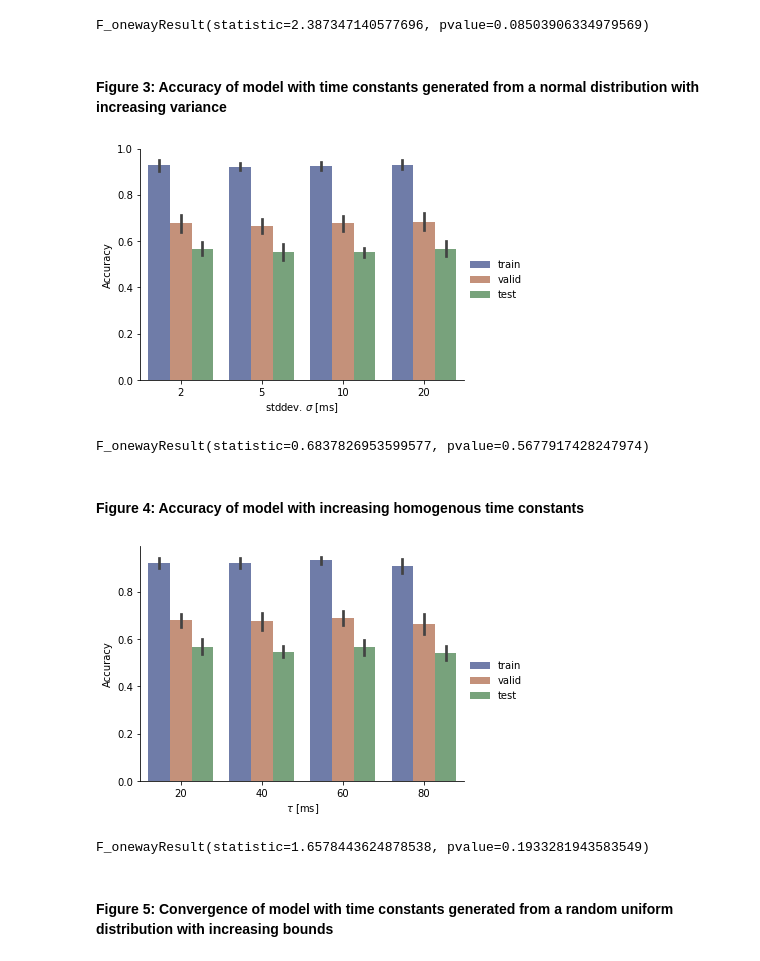
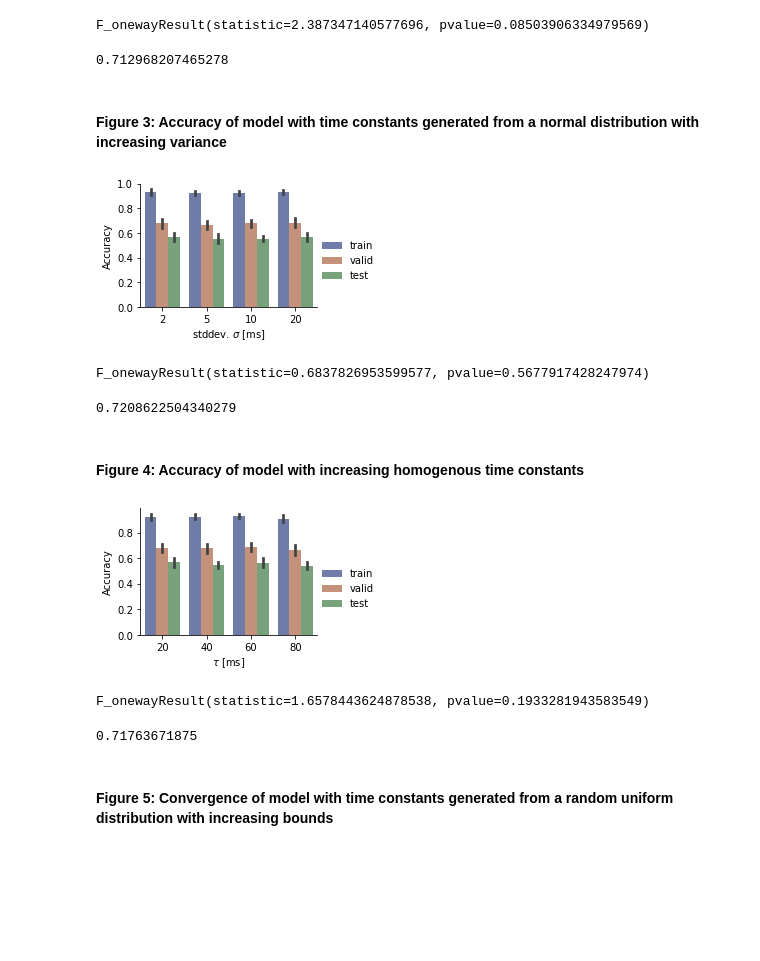
Before and after one commit to peterrayshen/syde552-project, a Jupyter notebook: plots.ipynb, the cells around one changed output. Saved outputs shown, nothing was run; the diff lists cells and outputs as text; code cells hidden in the pictures; blank space fills up the shorter version.

```diff
--- a/plots.ipynb
+++ b/plots.ipynb
@@ -79,28 +79,32 @@ sample4 = df[np.all((df['variable'] == 'test', df['width'] == 40), axis=0)]['acc
 stats.f_oneway(sample1, sample2, sample3, sample4)
 # %% [output]
 F_onewayResult(statistic=2.387347140577696, pvalue=0.08503906334979569)
+# %%
+df['acc'][df['variable'] == 'test'].mean()
+# %% [output]
+0.712968207465278
 # %% [markdown]
 #### Figure 3: Accuracy of model with time constants generated from a normal distribution with increasing variance
 # %%
 df = pd.DataFrame()
 df['test'] = [x['acc_test'] for x in res_gauss_tau]
 df['train'] = [x['acc_train'][-1] for x in res_gauss_tau]
 df['valid'] = [x['acc_valid'][-1] for x in res_gauss_tau]
 df['stddev'] = [x['xp_params']['gauss_std'][x['i']] for x in res_gauss_tau]
 df['stddev'] = round(df['stddev'] * 1e3).astype(int)
 df = df.melt(id_vars=['stddev'], value_vars=['train', 'valid', 'test'], value_name='acc')
 
 g = sns.catplot(
     data=df, kind="bar",
     x="stddev", y="acc", hue='variable',
-    ci="sd", palette="dark", alpha=.6, height=4, aspect=4/3
+    ci="sd", palette="dark", alpha=.6, height=2.5, aspect=4/3
 )
 g.legend.set_title('')
 g.set_axis_labels("stddev. $\sigma$ [ms]", "Accuracy")
 g.savefig('figs/gauss_tau.png')
 plt.show()
 # %% [output]
-[figure, old version]
+[figure, new version]
 # %%
 sample1 = df[np.all((df['variable'] == 'test', df['stddev'] == 2), axis=0)]['acc']
 sample2 = df[np.all((df['variable'] == 'test', df['stddev'] == 5), axis=0)]['acc']
@@ -109,6 +113,10 @@ sample4 = df[np.all((df['variable'] == 'test', df['stddev'] == 20), axis=0)]['ac
 stats.f_oneway(sample1, sample2, sample3, sample4)
 # %% [output]
 F_onewayResult(statistic=0.6837826953599577, pvalue=0.5677917428247974)
+# %%
+df['acc'][df['variable'] == 'test'].mean()
+# %% [output]
+0.7208622504340279
 # %% [markdown]
 #### Figure 4: Accuracy of model with increasing homogenous time constants
 # %%
@@ -123,14 +131,14 @@ df = df.melt(id_vars=['tau'], value_vars=['train', 'valid', 'test'], value_name=
 g = sns.catplot(
     data=df, kind="bar",
     x="tau", y="acc", hue='variable',
-    ci="sd", palette="dark", alpha=.6,height=4, aspect=4/3
+    ci="sd", palette="dark", alpha=.6,height=2.5, aspect=4/3
 )
 g.legend.set_title('')
 g.set_axis_labels("$\\tau$ [ms]", "Accuracy")
 g.savefig('figs/constant_tau.png')
 plt.show()
 # %% [output]
-[figure, old version]
+[figure, new version]
 # %%
 sample1 = df[np.all((df['variable'] == 'test', df['tau'] == 20), axis=0)]['acc']
 sample2 = df[np.all((df['variable'] == 'test', df['tau'] == 40), axis=0)]['acc']
@@ -139,6 +147,10 @@ sample4 = df[np.all((df['variable'] == 'test', df['tau'] == 80), axis=0)]['acc']
 stats.f_oneway(sample1, sample2, sample3, sample4)
 # %% [output]
 F_onewayResult(statistic=1.6578443624878538, pvalue=0.1933281943583549)
+# %%
+df['acc'][df['variable'] == 'test'].mean()
+# %% [output]
+0.71763671875
 # %% [markdown]
 #### Figure 5: Convergence of model with time constants generated from a random uniform distribution with increasing bounds
 # %%
```
Also changed, not shown: parts of 4 cells of this notebook.
